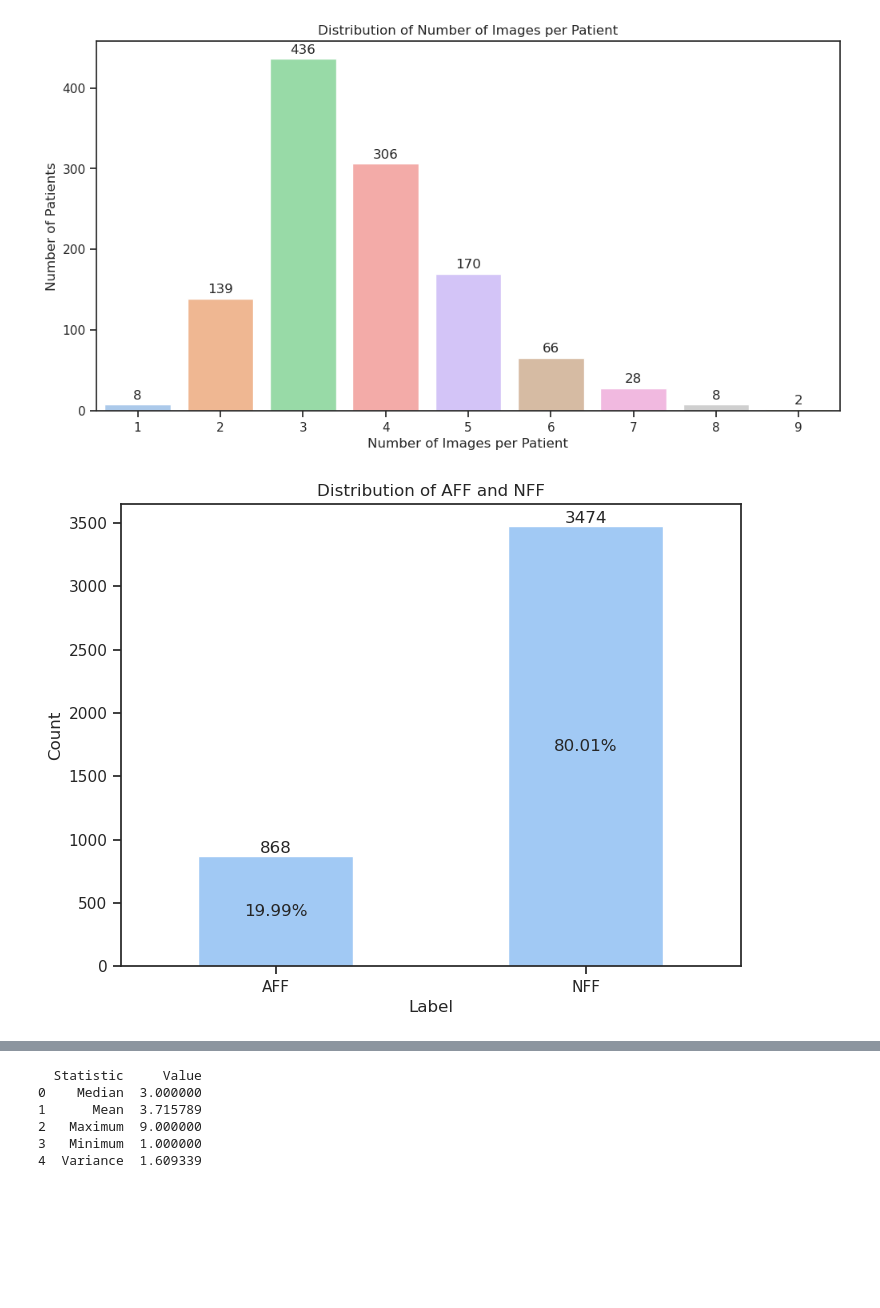
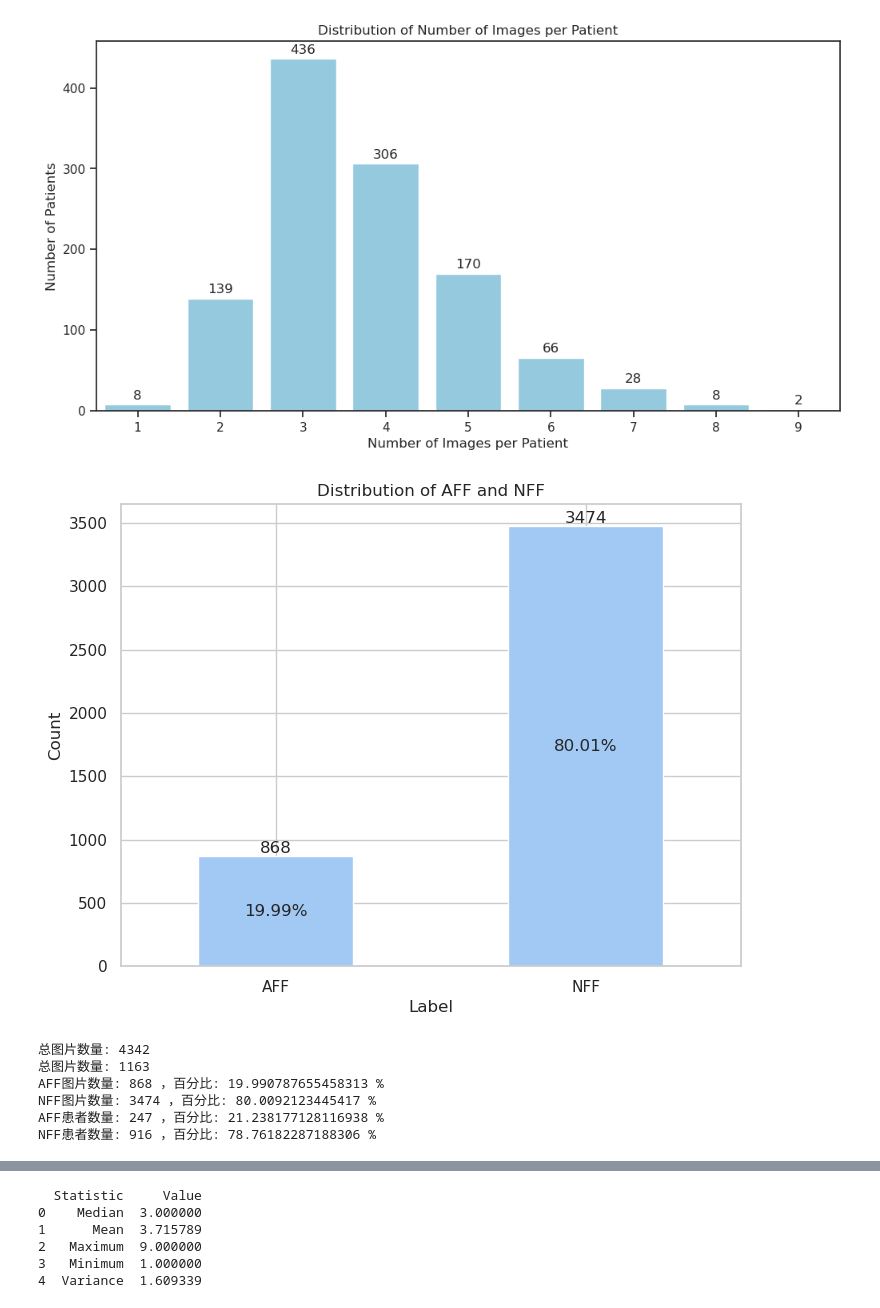
Before and after one commit to honzh073/FL, a Jupyter notebook: code/0_data_analysis/data_distribution.ipynb, the cells around one changed output, grey strips where cells are left out. Drawn from its saved outputs; the diff is of its cells as text; code cells hidden in the pictures; blank space fills up the shorter version.

```diff
--- a/code/0_data_analysis/data_distribution.ipynb
+++ b/code/0_data_analysis/data_distribution.ipynb
@@ -8,10 +8,10 @@ file_path = '/local/data1/honzh073/local_repo/FL/code/2_patient_level/image_data
 data = pd.read_csv(file_path)
 
 # 过滤掉HospitalID为100的数据
-# filtered_data = data[data['HospitalID'] != 100]
+filtered_data = data[data['HospitalID'] != 100]
 
 # 根据医院ID和标签进行分组，并统计图片数量
-hospital_label_counts = data.groupby(['HospitalID', 'Label']).size().unstack().fillna(0)
+hospital_label_counts = filtered_data.groupby(['HospitalID', 'Label']).size().unstack().fillna(0)
 
 # 计算AFF和NFF的总数
 hospital_label_counts['Total'] = hospital_label_counts['AFF'] + hospital_label_counts['NFF']
@@ -20,7 +20,7 @@ hospital_label_counts['Total'] = hospital_label_counts['AFF'] + hospital_label_c
 print(hospital_label_counts)
 
 # 设置Seaborn调色板
-sns.set_palette("pastel")
+sns.set_palette("deep")  # 使用蓝绿色
 
 
 # 生成条形图
@@ -58,35 +58,29 @@ HospitalID
 # %%
 import pandas as pd
 import matplotlib.pyplot as plt
 import seaborn as sns
 
 # 读取CSV文件
 file_path = '/local/data1/honzh073/local_repo/FL/code/2_patient_level/image_data.csv'
 data = pd.read_csv(file_path)
 
-# 过滤掉HospitalID为100的数据
-# data = data[data['HospitalID'] != 100]
-
 # 按PatientID分组并计算每个患者的图片数量
 patient_image_counts = data.groupby('PatientID').size().reset_index(name='Image Count')
 
-# 设置绘图风格
-sns.set(style="ticks")
-
-# 绘制柱形图
+# 绘制柱形图，并取消不同颜色
 plt.figure(figsize=(12, 6))
-ax = sns.countplot(x='Image Count', data=patient_image_counts, palette="pastel")
+ax = sns.countplot(x='Image Count', data=patient_image_counts, color='skyblue')
 
 # 在每个柱形上显示患者数量
 for p in ax.patches:
     ax.annotate(int(p.get_height()), (p.get_x() + p.get_width() / 2., p.get_height()), ha='center', va='center', xytext=(0, 8), textcoords='offset points')
 
 plt.xlabel('Number of Images per Patient')
 plt.ylabel('Number of Patients')
 plt.title('Distribution of Number of Images per Patient')
 plt.show()
 # %% [output]
-[figure, old version]
+[figure, new version]
 # %%
 import pandas as pd
 import matplotlib.pyplot as plt
@@ -125,4 +119,43 @@ for idx, (count, proportion) in enumerate(zip(label_counts, label_proportions)):
 plt.xticks(rotation=0)  # 使X轴标签水平显示
 plt.show()
 # %% [output]
-[figure, old version]
+[figure, new version]
+# %%
+import pandas as pd
+
+# 读取CSV文件
+file_path = '/local/data1/honzh073/local_repo/FL/code/2_patient_level/image_data.csv'
+df = pd.read_csv(file_path)
+
+# 统计AFF和NFF的图片数量
+aff_image_count = len(df[df['Label'] == 'AFF'])
+nff_image_count = len(df[df['Label'] == 'NFF'])
+
+# 计算AFF和NFF的图片数量百分比
+total_images = len(df)
+aff_image_percentage = (aff_image_count / total_images) * 100
+nff_image_percentage = (nff_image_count / total_images) * 100
+
+# 统计AFF和NFF的患者数量
+aff_patient_count = df[df['Label'] == 'AFF']['PatientID'].nunique()
+nff_patient_count = df[df['Label'] == 'NFF']['PatientID'].nunique()
+
+# 计算AFF和NFF的患者数量百分比
+total_patients = df['PatientID'].nunique()
+aff_patient_percentage = (aff_patient_count / total_patients) * 100
+nff_patient_percentage = (nff_patient_count / total_patients) * 100
+
+# 打印结果
+print("总图片数量:", total_images)
+print("总图片数量:", total_patients)
+print("AFF图片数量:", aff_image_count, "，百分比:", aff_image_percentage, "%")
+print("NFF图片数量:", nff_image_count, "，百分比:", nff_image_percentage, "%")
+print("AFF患者数量:", aff_patient_count, "，百分比:", aff_patient_percentage, "%")
+print("NFF患者数量:", nff_patient_count, "，百分比:", nff_patient_percentage, "%")
+# %% [output]
+总图片数量: 4342
+总图片数量: 1163
+AFF图片数量: 868 ，百分比: 19.990787655458313 %
+NFF图片数量: 3474 ，百分比: 80.0092123445417 %
+AFF患者数量: 247 ，百分比: 21.238177128116938 %
+NFF患者数量: 916 ，百分比: 78.76182287188306 %
```
Also changed, not shown: parts of 9 cells of this notebook, 3 other files.
